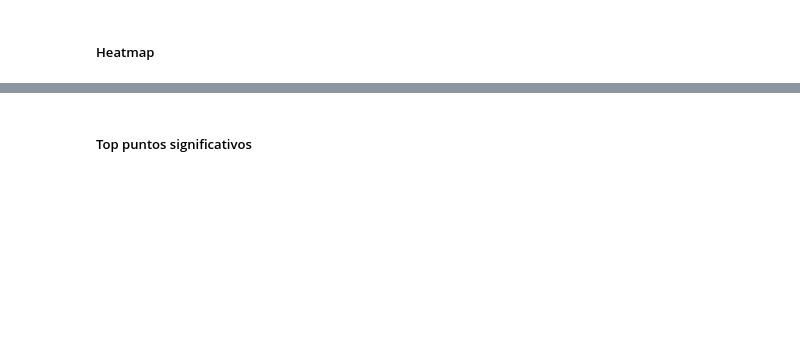
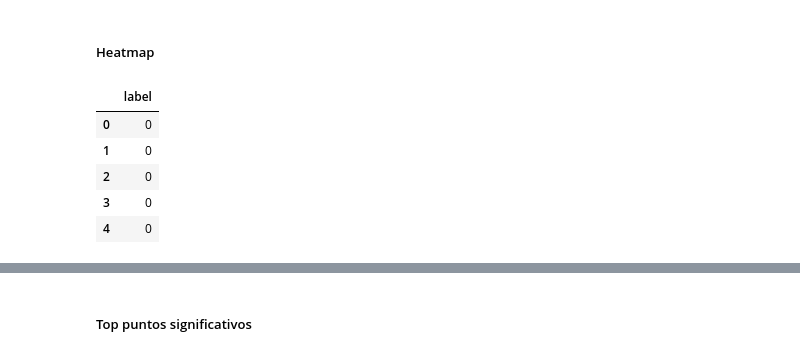
Before and after one commit to Mario-16180/BEDU-M4-DataAnalysisProject-CarAccidents, a Jupyter notebook: 03_Clustering_DBSCAN.ipynb, the cells around one changed output, grey strips where cells are left out. Cells and saved outputs as stored; diff of their text form; code cells hidden in the pictures; blank space fills up the shorter version.

```diff
--- a/03_Clustering_DBSCAN.ipynb
+++ b/03_Clustering_DBSCAN.ipynb
@@ -90,6 +91,15 @@ FileNotFoundError: [Errno 2] No such file or directory: 'key.txt'
 # %%
 #Cargamos labels
 dbscan_labels = pd.read_csv("data/dbscan_labels.csv", sep=",", index_col=0)
+# %%
+dbscan_labels.head()
+# %% [output]
+|  | label |
+| 0 | 0 |
+| 1 | 0 |
+| 2 | 0 |
+| 3 | 0 |
+| 4 | 0 |
 # %%
 def labels_to_weights(label):
     if label == -1:
```
Also changed, not shown: parts of 6 cells of this notebook.
